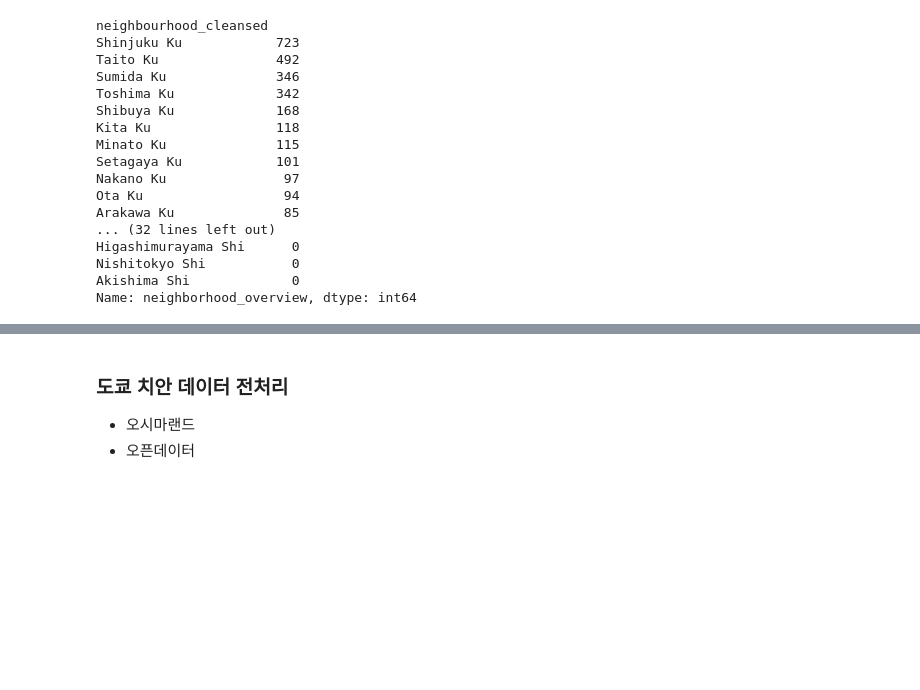
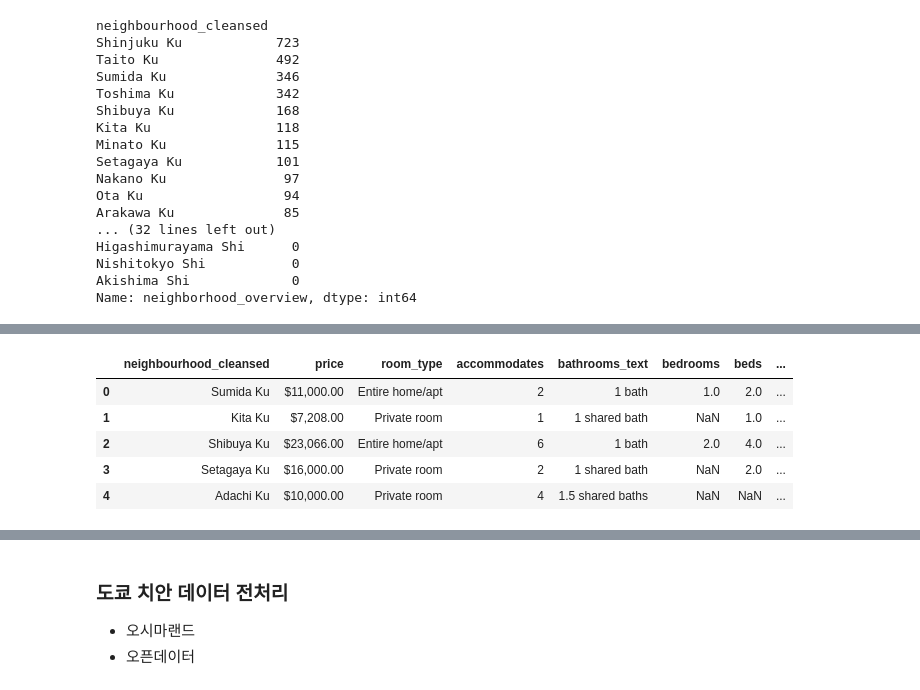
Before and after one commit to zinnie1025/AirbnbWise, a Jupyter notebook: Tokyo_Airbnb/yunyoung/Inside_Airbnb.ipynb, the cells around one changed output, grey strips where cells are left out. Cells and saved outputs as stored; diff of their text form; code cells hidden in the pictures; blank space fills up the shorter version.

Commit message:
Inside Airbnb 정리

```diff
--- a/Tokyo_Airbnb/yunyoung/Inside_Airbnb.ipynb
+++ b/Tokyo_Airbnb/yunyoung/Inside_Airbnb.ipynb
@@ -450,0 +452,7 @@ Name: neighborhood_overview, dtype: int64
+# %%
+import pandas as pd
+
+base_path = '../data/'
+
+listing_gz = pd.read_csv(base_path+'listings.csv.gz', compression='gzip', header=0, sep=',', quotechar='"')
+listing_gz.head()
@@ -450,0 +467,11 @@ Name: neighborhood_overview, dtype: int64
+# %%
+input_cols = ['neighbourhood_cleansed', 'price', 'room_type', 'accommodates', 'bathrooms_text', 'bedrooms' , 'beds', 'review_scores_rating', 'latitude', 'longitude']
+airbnb_df = listing_gz[input_cols]
+airbnb_df.head()
+# %% [output]
+|  | neighbourhood_cleansed | price | room_type | accommodates | bathrooms_text | bedrooms | beds | ... |
+| 0 | Sumida Ku | $11,000.00 | Entire home/apt | 2 | 1 bath | 1.0 | 2.0 | ... |
+| 1 | Kita Ku | $7,208.00 | Private room | 1 | 1 shared bath | NaN | 1.0 | ... |
+| 2 | Shibuya Ku | $23,066.00 | Entire home/apt | 6 | 1 bath | 2.0 | 4.0 | ... |
+| 3 | Setagaya Ku | $16,000.00 | Private room | 2 | 1 shared bath | NaN | 2.0 | ... |
+| 4 | Adachi Ku | $10,000.00 | Private room | 4 | 1.5 shared baths | NaN | NaN | ... |
```
Also changed, not shown: parts of 7 cells of this notebook.
